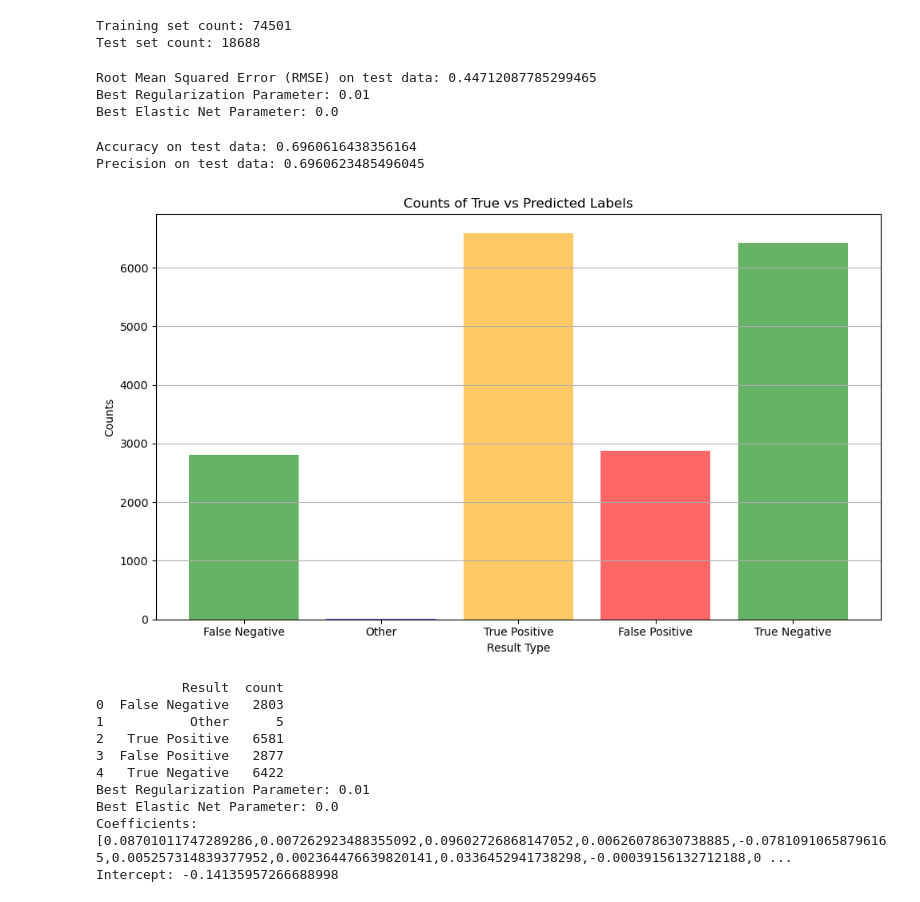
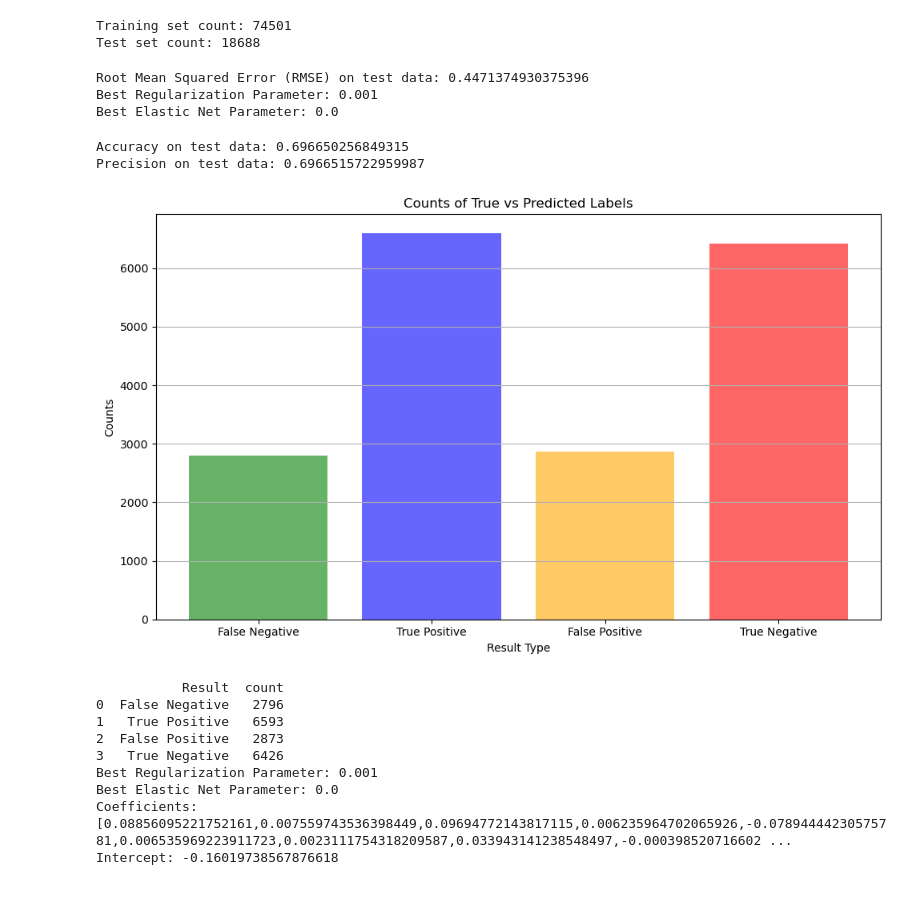
Before and after one commit to xyzL2/COMP4631, a Jupyter notebook: linear_regression.ipynb, the cells around one changed output. Saved outputs shown, nothing was run; the diff lists cells and outputs as text; code cells hidden in the pictures.

```diff
--- a/linear_regression.ipynb
+++ b/linear_regression.ipynb
@@ -348,8 +350,8 @@ lr = LinearRegression(featuresCol="features", labelCol="y")
 # Step 3: Set up Cross-Validation
 paramGrid = (
     ParamGridBuilder()
-    .addGrid(lr.regParam, [0.1, 0.01])
-    .addGrid(lr.elasticNetParam, [0.0, 0.5])
+    .addGrid(lr.regParam, [0.1, 0.01, 0.001])
+    .addGrid(lr.elasticNetParam, [0.0, 0.001, 0.01, 0.1, 0.5])
     .build()
 )
 
@@ -379,15 +381,16 @@ best_model = cv_model.bestModel
 print(f"Best Regularization Parameter: {best_model._java_obj.getRegParam()}")
 print(f"Best Elastic Net Parameter: {best_model._java_obj.getElasticNetParam()}")
 # %% [output]
-Root Mean Squared Error (RMSE) on test data: 0.44712087785299465
-Best Regularization Parameter: 0.01
+Root Mean Squared Error (RMSE) on test data: 0.4471374930375396
+Best Regularization Parameter: 0.001
 Best Elastic Net Parameter: 0.0
 # %%
 threshold = 0.5
 
 # Convert predictions to binary classes based on threshold
 test_predictions = test_predictions.withColumn(
-    "prediction_class", (test_predictions["prediction"] > threshold).cast("double")
+    "prediction_class",
+    F.when(test_predictions["prediction"] > threshold, 1.0).otherwise(0.0),
 )
 
 from pyspark.ml.evaluation import MulticlassClassificationEvaluator
@@ -407,14 +410,15 @@ precision = classification_evaluator.evaluate(
 print(f"Accuracy on test data: {accuracy}")
 print(f"Precision on test data: {precision}")
 # %% [output]
-Accuracy on test data: 0.6960616438356164
-Precision on test data: 0.6960623485496045
+Accuracy on test data: 0.696650256849315
+Precision on test data: 0.6966515722959987
 # %%
 from pyspark.sql.functions import round, when
 import matplotlib.pyplot as plt
 
 test_predictions = test_predictions.withColumn(
-    "pred_class", round(test_predictions["prediction"])
+    "pred_class",
+    F.when(test_predictions["prediction"] > threshold, 1.0).otherwise(0.0),
 )
 
 # Create a new column for classification results
@@ -433,34 +437,34 @@ results_summary = results_table.groupBy(
     )
     .when(
         (results_table["y"] == 1) & (results_table["pred_class"] == 0), "False Negative"
     )
     .otherwise("Other")
     .alias("Result")
 ).count()
 
 
 # Convert to Pandas DataFrame for better display and plotting
 summary_pd = results_summary.toPandas()
 
 # Plotting the counts as a bar plot
 plt.figure(figsize=(10, 6))
 plt.bar(
     summary_pd["Result"],
     summary_pd["count"],
     color=["green", "blue", "orange", "red"],
     alpha=0.6,
 )
 
 plt.title("Counts of True vs Predicted Labels")
 plt.xlabel("Result Type")
 plt.ylabel("Counts")
 plt.grid(axis="y")
 
 # Show the plot
 plt.tight_layout()
 plt.show()
 # %% [output]
-[figure, old version]
+[figure, new version]
 # %%
 print(summary_pd)
 best_model = cv_model.bestModel
@@ -472,12 +476,11 @@ print(f"Coefficients: {best_model.coefficients}")
 print(f"Intercept: {best_model.intercept}")
 # %% [output]
            Result  count
-0  False Negative   2803
-1           Other      5
-2   True Positive   6581
-3  False Positive   2877
-4   True Negative   6422
-Best Regularization Parameter: 0.01
+0  False Negative   2796
+1   True Positive   6593
+2  False Positive   2873
+3   True Negative   6426
+Best Regularization Parameter: 0.001
 Best Elastic Net Parameter: 0.0
-Coefficients: [0.08701011747289286,0.007262923488355092,0.09602726868147052,0.00626078630738885,-0.07810910658796165,0.005257314839377952,0.002364476639820141,0.0336452941738298,-0.00039156132712188,0 ...
-Intercept: -0.14135957266688998
+Coefficients: [0.08856095221752161,0.007559743536398449,0.09694772143817115,0.006235964702065926,-0.07894444230575781,0.006535969223911723,0.0023111754318209587,0.033943141238548497,-0.000398520716602 ...
+Intercept: -0.16019738567876618
```
Also changed, not shown: parts of 6 cells of this notebook.
